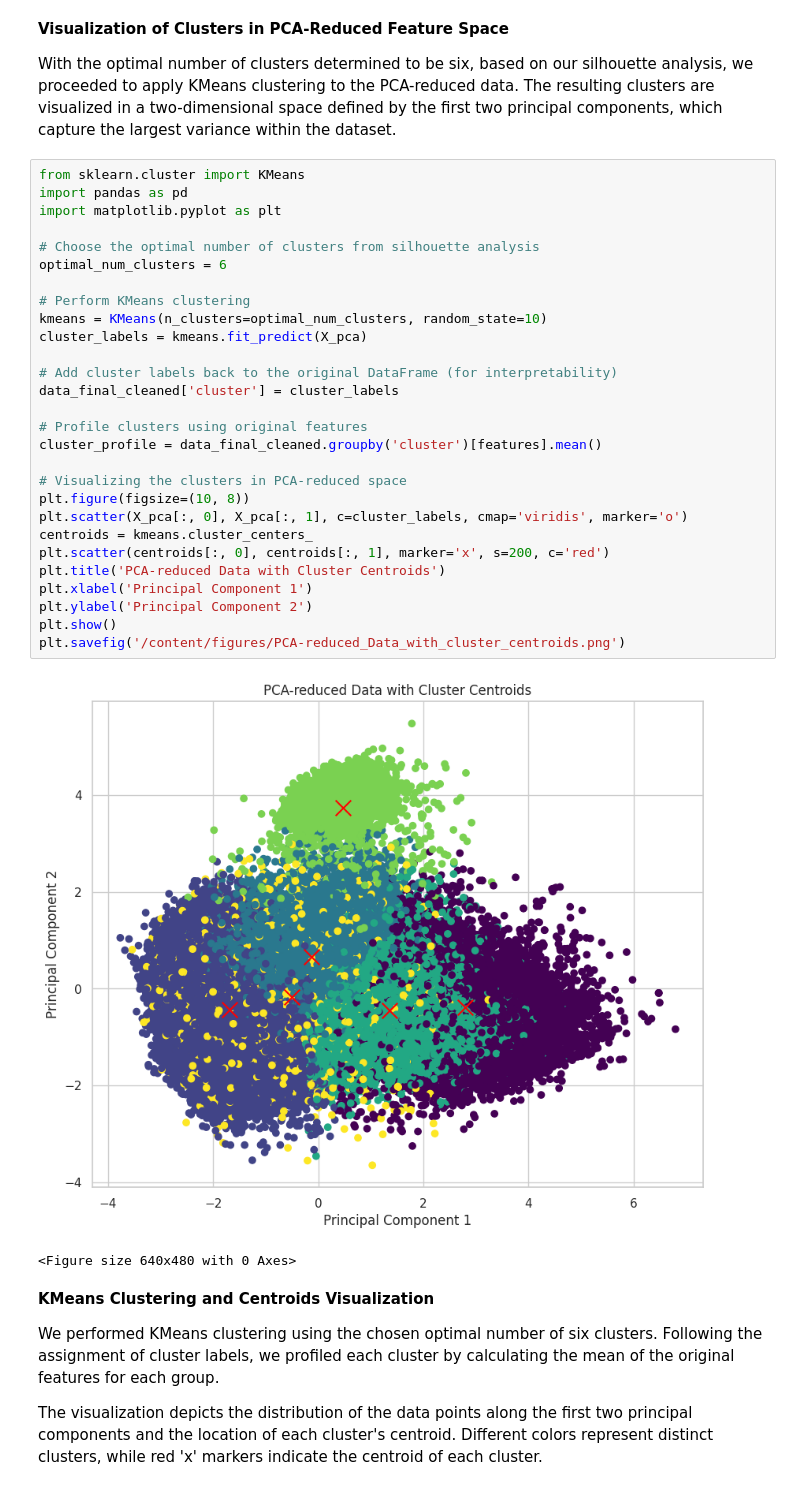
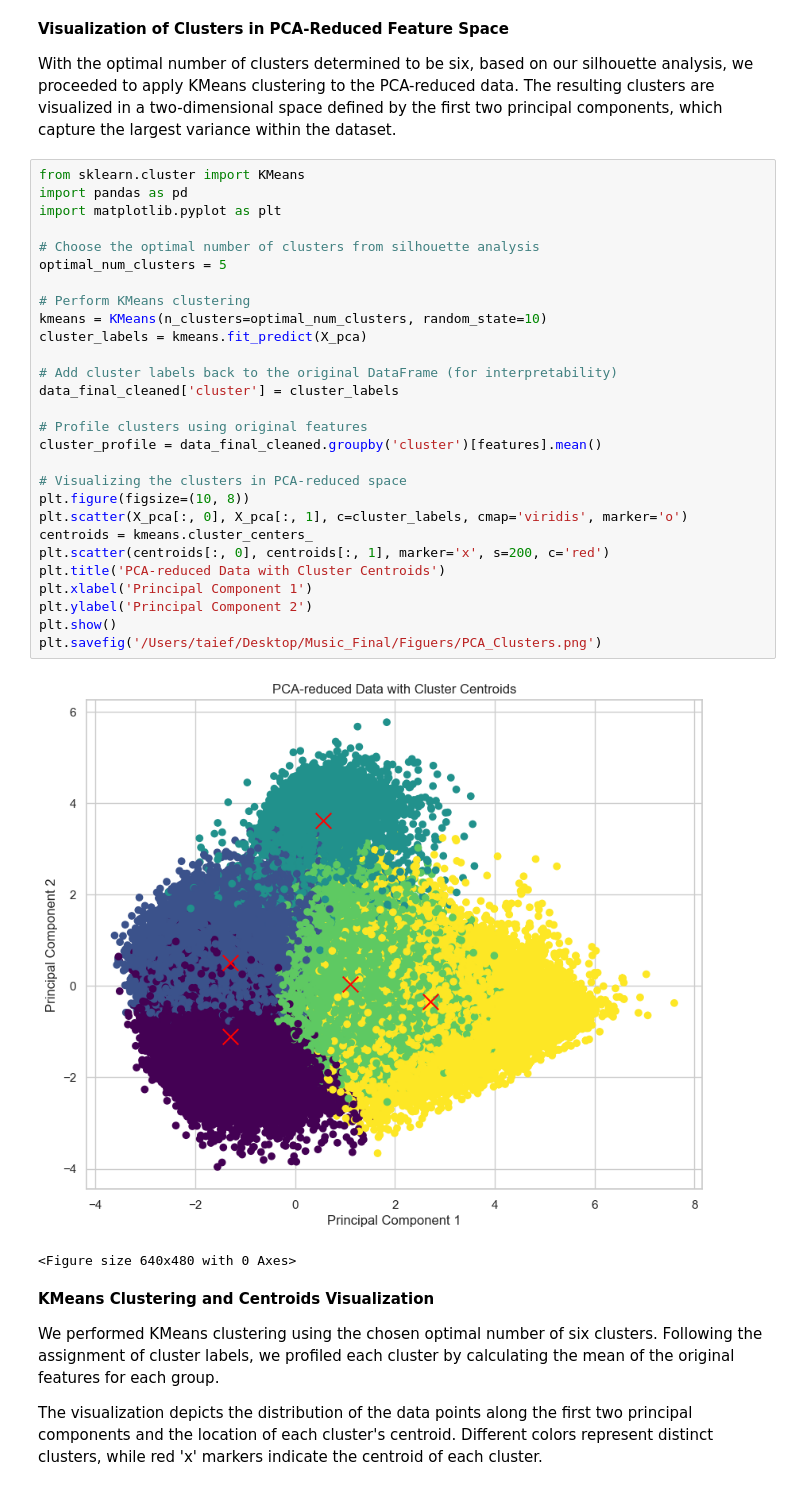
Before and after one commit to MaidenTaief/Music_Final, a Jupyter notebook: Taief123.ipynb, the cells around one changed output. Cells and saved outputs as stored; diff of their text form.

```diff
--- a/Taief123.ipynb
+++ b/Taief123.ipynb
@@ -555,33 +571,33 @@ With the optimal number of clusters determined to be six, based on our silhouett
 # %%
 from sklearn.cluster import KMeans
 import pandas as pd
 import matplotlib.pyplot as plt
 
 # Choose the optimal number of clusters from silhouette analysis
-optimal_num_clusters = 6
+optimal_num_clusters = 5
 
 # Perform KMeans clustering
 kmeans = KMeans(n_clusters=optimal_num_clusters, random_state=10)
 cluster_labels = kmeans.fit_predict(X_pca)
 
 # Add cluster labels back to the original DataFrame (for interpretability)
 data_final_cleaned['cluster'] = cluster_labels
 
 # Profile clusters using original features
 cluster_profile = data_final_cleaned.groupby('cluster')[features].mean()
 
 # Visualizing the clusters in PCA-reduced space
 plt.figure(figsize=(10, 8))
 plt.scatter(X_pca[:, 0], X_pca[:, 1], c=cluster_labels, cmap='viridis', marker='o')
 centroids = kmeans.cluster_centers_
 plt.scatter(centroids[:, 0], centroids[:, 1], marker='x', s=200, c='red')
 plt.title('PCA-reduced Data with Cluster Centroids')
 plt.xlabel('Principal Component 1')
 plt.ylabel('Principal Component 2')
 plt.show()
-plt.savefig('/content/figures/PCA-reduced_Data_with_cluster_centroids.png')
+plt.savefig('/Users/taief/Desktop/Music_Final/Figuers/PCA_Clusters.png')
 # %% [output]
-[figure, old version]
+[figure, new version]
 <Figure size 640x480 with 0 Axes>
 # %% [markdown]
 **KMeans Clustering and Centroids Visualization**
```
Also changed, not shown: parts of 20 cells of this notebook, 20 other files.
